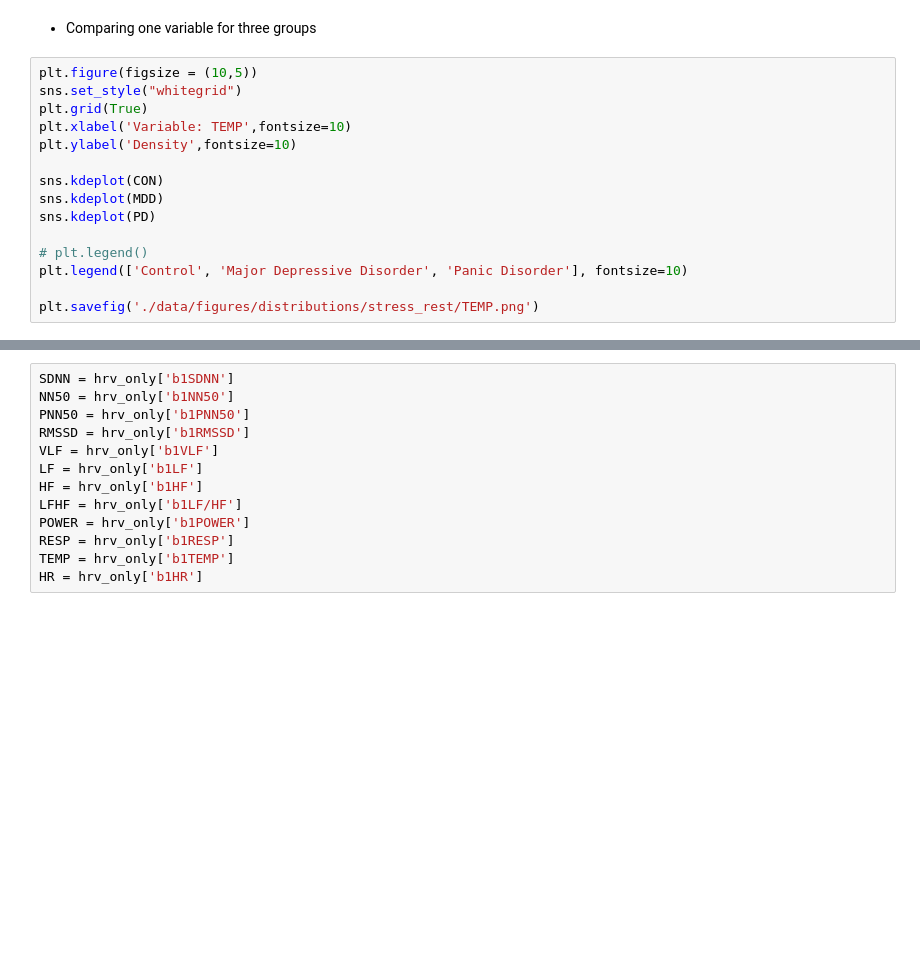
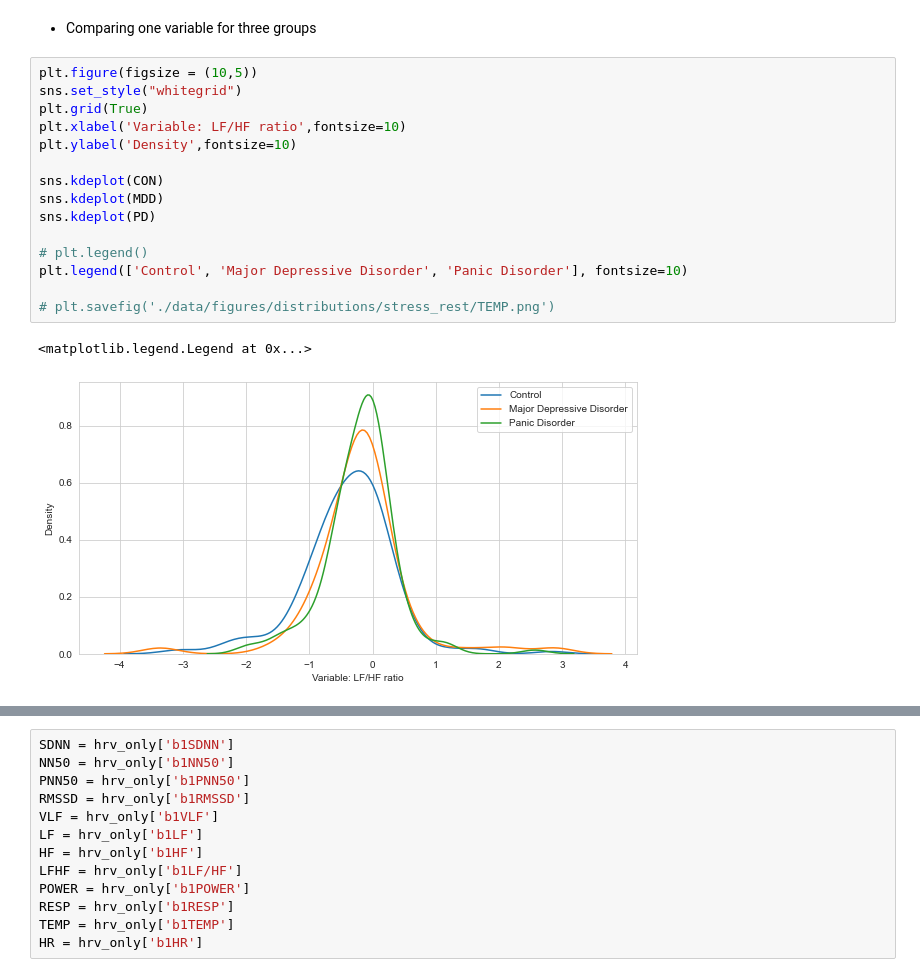
Before and after one commit to andrewyoo214/depression-pred, a Jupyter notebook: HRV_analysis.ipynb, the cells around one changed output, grey strips where cells are left out. Saved outputs shown, nothing was run; the diff lists cells and outputs as text; blank space fills up the shorter version.

```diff
--- a/HRV_analysis.ipynb
+++ b/HRV_analysis.ipynb
@@ -288,15 +438,18 @@ PD = hrv_PD[var]
 # %%
 plt.figure(figsize = (10,5))
 sns.set_style("whitegrid")
 plt.grid(True)
-plt.xlabel('Variable: TEMP',fontsize=10)
+plt.xlabel('Variable: LF/HF ratio',fontsize=10)
 plt.ylabel('Density',fontsize=10)
 
 sns.kdeplot(CON)
 sns.kdeplot(MDD)
 sns.kdeplot(PD)
 
 # plt.legend()
 plt.legend(['Control', 'Major Depressive Disorder', 'Panic Disorder'], fontsize=10)
 
-plt.savefig('./data/figures/distributions/stress_rest/TEMP.png')
+# plt.savefig('./data/figures/distributions/stress_rest/TEMP.png')
+# %% [output]
+<matplotlib.legend.Legend at 0x...>
+[figure, added]
```
Also changed, not shown: parts of 27 cells of this notebook.
